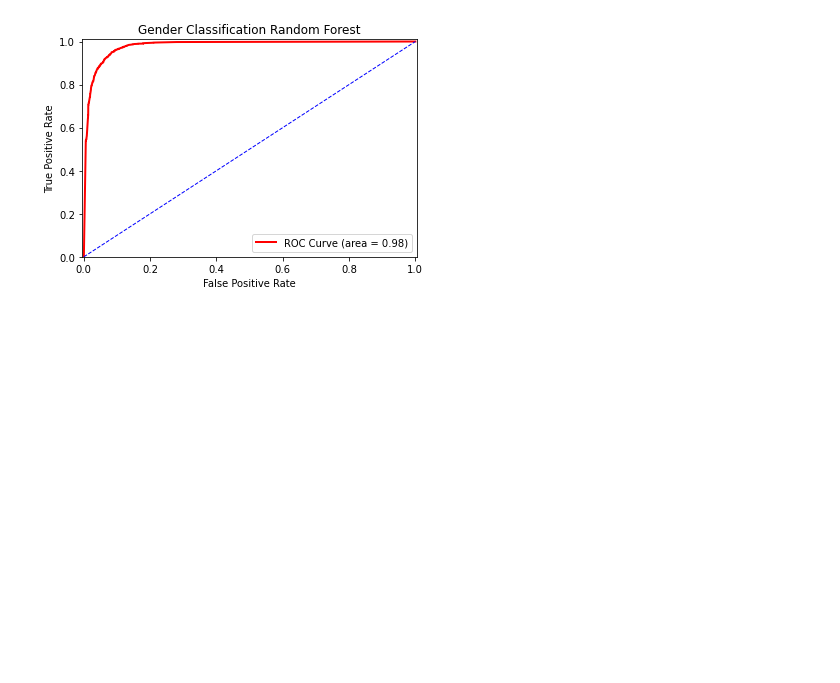
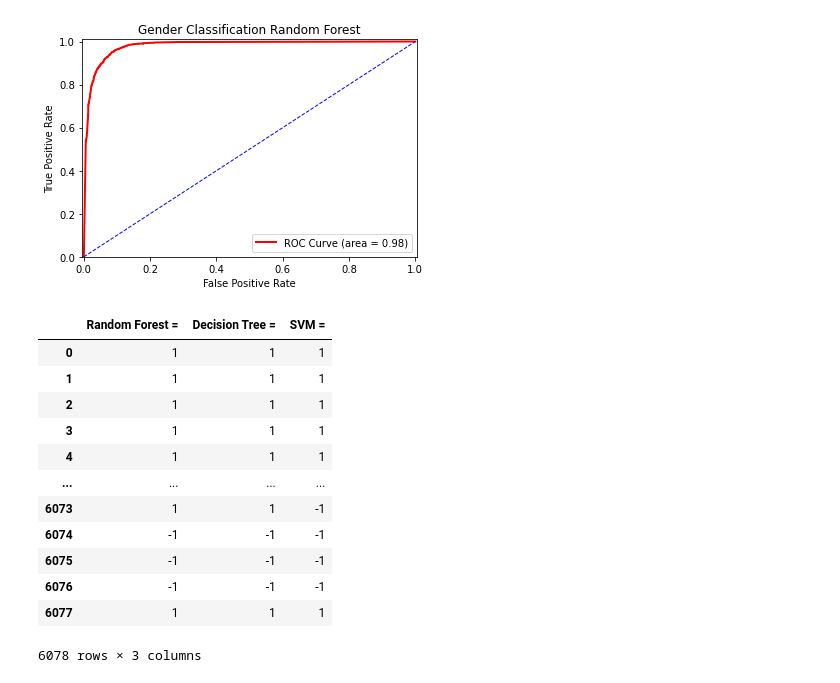
Before and after one commit to markkalaiji/GenderClassification, a Jupyter notebook: GenderClassification.ipynb, the cells around one changed output. Drawn from its saved outputs; the diff is of its cells as text; code cells hidden in the pictures; blank space fills up the shorter version.

```diff
--- a/GenderClassification.ipynb
+++ b/GenderClassification.ipynb
@@ -258,0 +257,27 @@ plt.show()
+# %%
+# Final predictions for all algorithms
+predictions_df = pd.DataFrame()
+predictions_df['Random Forest = '] = y_predict_rf
+# predictions_df
+
+# predictions_df = pd.DataFrame()
+predictions_df['Decision Tree = '] = y_predict_dt
+# predictions_df
+
+# predictions_df = pd.DataFrame()
+predictions_df['SVM = '] = y_predict_svm
+predictions_df
+# %% [output]
+|  | Random Forest = | Decision Tree = | SVM = |
+| 0 | 1 | 1 | 1 |
+| 1 | 1 | 1 | 1 |
+| 2 | 1 | 1 | 1 |
+| 3 | 1 | 1 | 1 |
+| 4 | 1 | 1 | 1 |
+| ... | ... | ... | ... |
+| 6073 | 1 | 1 | -1 |
+| 6074 | -1 | -1 | -1 |
+| 6075 | -1 | -1 | -1 |
+| 6076 | -1 | -1 | -1 |
+| 6077 | 1 | 1 | 1 |
+6078 rows × 3 columns
```
Also changed, not shown: parts of 4 cells of this notebook.
